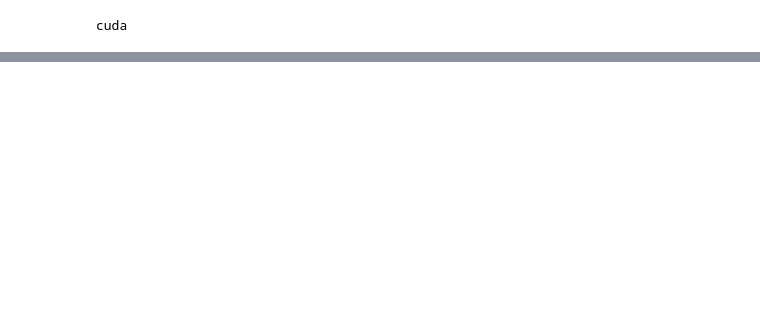
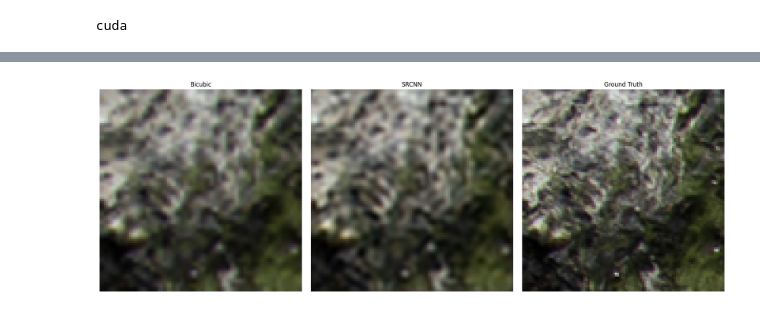
Before and after one commit to Alessioom/RetroSR-CNN, a Jupyter notebook: notebooks/06_evaluation.ipynb, the cells around one changed output, grey strips where cells are left out. Saved outputs shown, nothing was run; the diff lists cells and outputs as text; code cells hidden in the pictures; blank space fills up the shorter version.

Commit message:
Complete SRCNN evaluation pipeline with PSNR, SSIM and MSE metrics

```diff
--- a/notebooks/06_evaluation.ipynb
+++ b/notebooks/06_evaluation.ipynb
@@ -55,4 +46,0 @@ SRCNN(
-# %%
-lr_batch, hr_batch = next(iter(train_loader))
-
-print(lr_batch.shape)
@@ -61,4 +94,6 @@ torch.Size([16, 3, 96, 96])
 # %%
+lr_batch, hr_batch = next(iter(validation_loader))
+
 lr_batch = lr_batch.to(device)
 
 with torch.no_grad():
@@ -132,0 +102,8 @@ print(difference.item())
+# %%
+lr_image = lr_batch[0].cpu()
+prediction_image = prediction[0].cpu()
+hr_image = hr_batch[0]
+# %%
+lr_image = tensor_to_image(lr_image)
+prediction_image = tensor_to_image(prediction_image)
+hr_image = tensor_to_image(hr_image)
@@ -132,0 +114,23 @@ print(difference.item())
+# %%
+plt.figure(figsize=(18,6))
+
+plt.subplot(1,3,1)
+plt.imshow(lr_image)
+plt.title("Bicubic")
+plt.axis("off")
+
+plt.subplot(1,3,2)
+plt.imshow(prediction_image)
+plt.title("SRCNN")
+plt.axis("off")
+
+plt.subplot(1,3,3)
+plt.imshow(hr_image)
+plt.title("Ground Truth")
+plt.axis("off")
+
+plt.tight_layout()
+
+plt.show()
+# %% [output]
+[figure, added]
```
Also changed, not shown: parts of 18 cells of this notebook, 7 other files.
